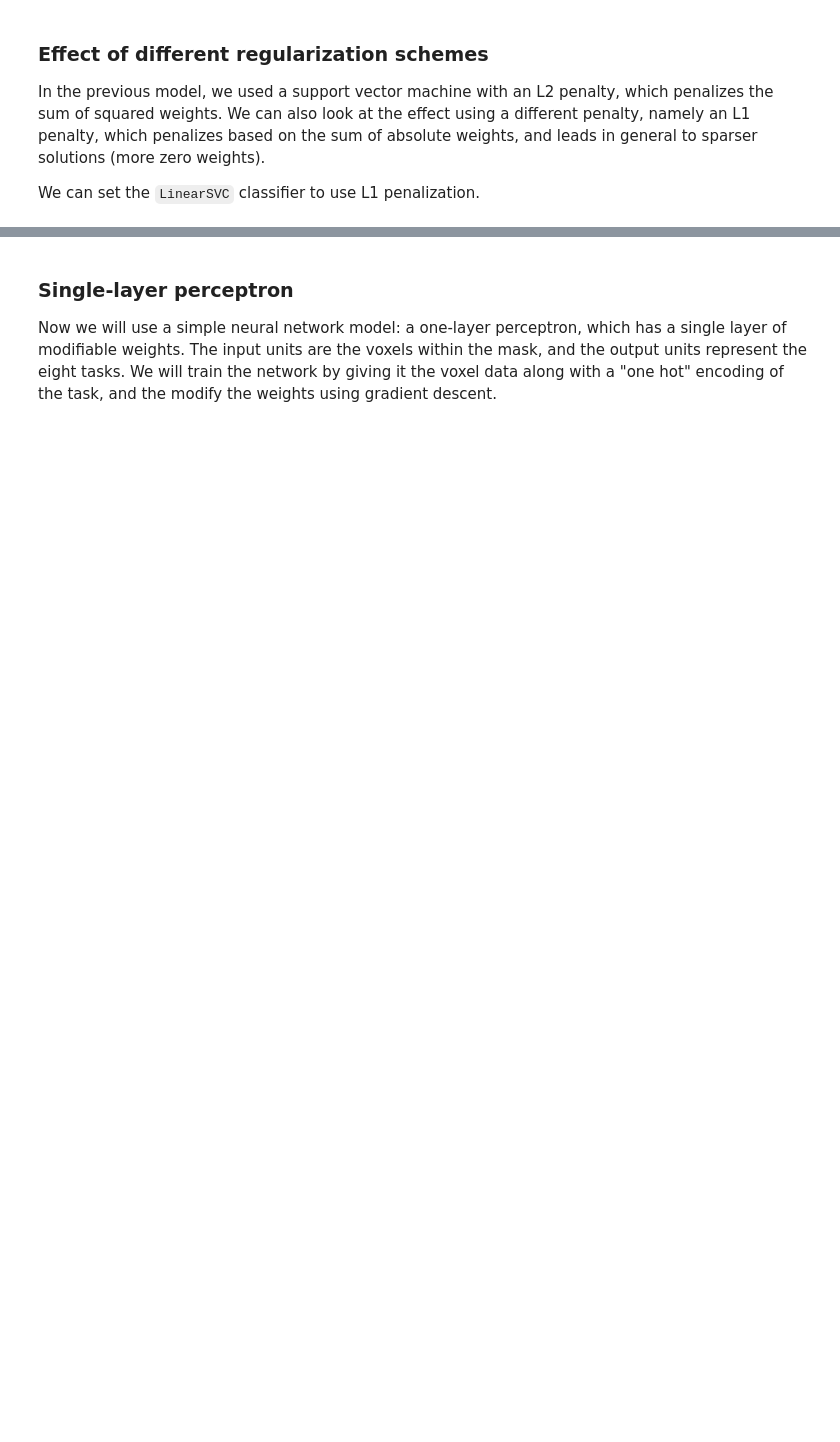
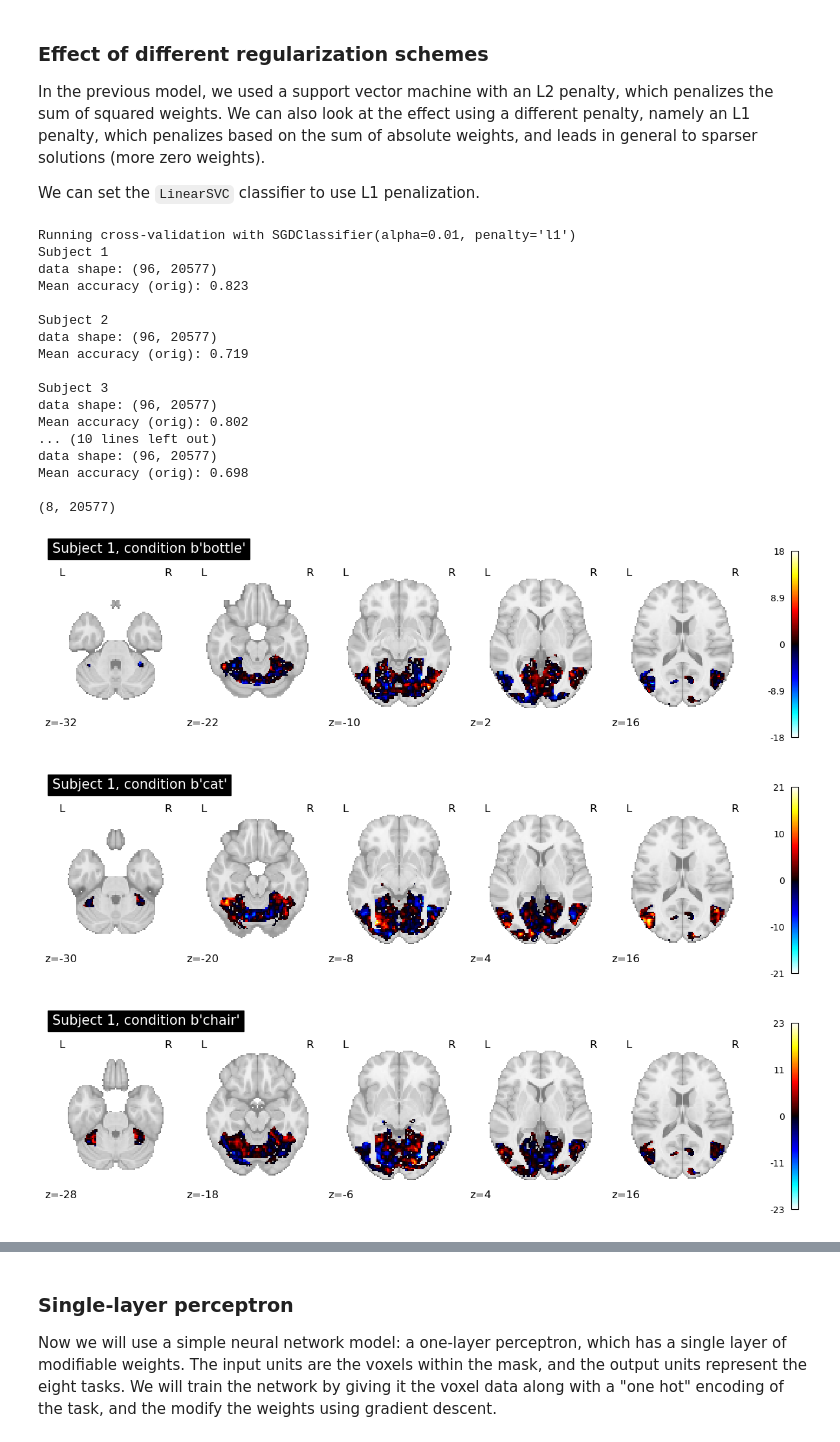
Before and after one commit to poldrack/AI_in_CogNeuro, a Jupyter notebook: notebooks/decoding.ipynb, the cells around one changed output, grey strips where cells are left out. Drawn from its saved outputs; the diff is of its cells as text; code cells hidden in the pictures; blank space fills up the shorter version.

```diff
--- a/notebooks/decoding.ipynb
+++ b/notebooks/decoding.ipynb
@@ -320,0 +345,29 @@ visualize_coefs(coefs_L1)
+# %%
+with h5py.File(os.path.join(glm_dir, 'haxby_data.h5'), 'r') as hf:
+    conditions = hf['sub-1']['run-1']['conditions'][:]
+    accs_L1, coefs_L1 = run_cv(hf, nfeatures=None, shuffle=False,
+                               clf=SGDClassifier(penalty='l1', alpha=0.01),
+                               data_key='vtmaskdata')
+
+visualize_coefs(coefs_L1, conditions)
+# %% [output]
+Running cross-validation with SGDClassifier(alpha=0.01, penalty='l1')
+Subject 1
+data shape: (96, 20577)
+Mean accuracy (orig): 0.823
+
+Subject 2
+data shape: (96, 20577)
+Mean accuracy (orig): 0.719
+
+Subject 3
+data shape: (96, 20577)
+Mean accuracy (orig): 0.802
+... (10 lines left out)
+data shape: (96, 20577)
+Mean accuracy (orig): 0.698
+
+(8, 20577)
+[figure, added]
+[figure, added]
+[figure, added]
```
Also changed, not shown: parts of 10 cells of this notebook.
